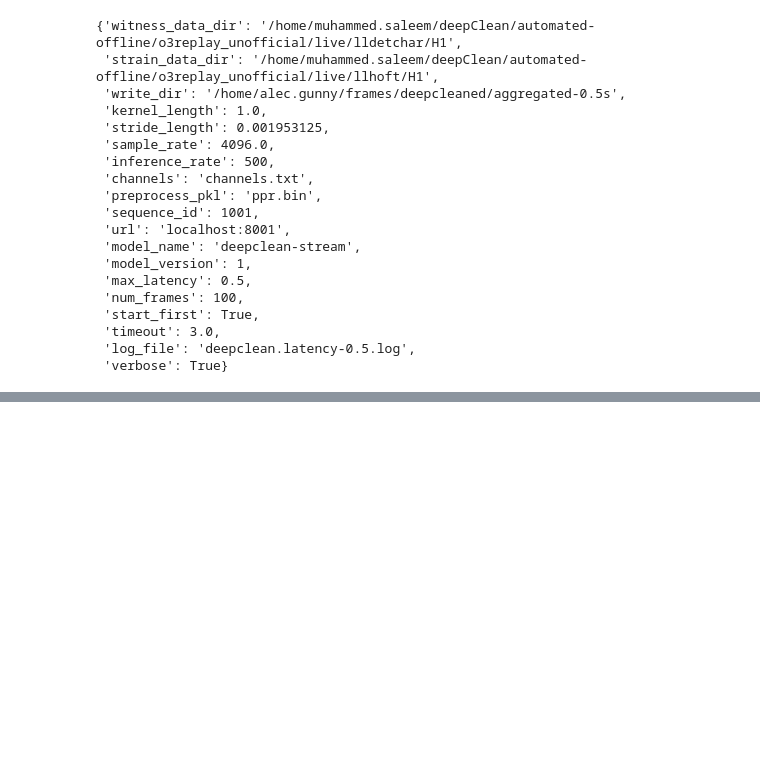
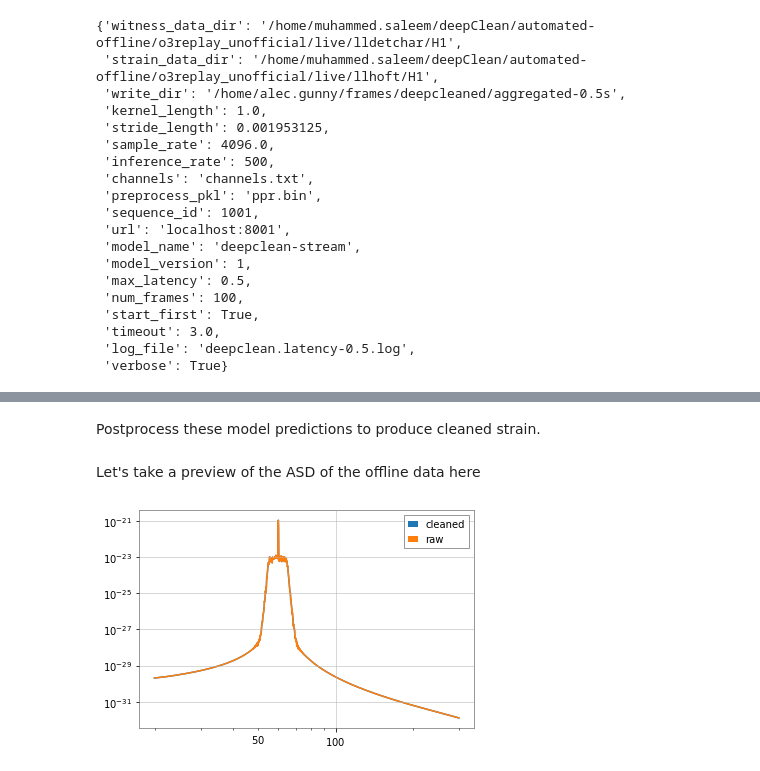
Before and after one commit to fastmachinelearning/gw-iaas, a Jupyter notebook: projects/deepclean-production/end-to-end.ipynb, the cells around one changed output, grey strips where cells are left out. Saved outputs shown, nothing was run; the diff lists cells and outputs as text; code cells hidden in the pictures; blank space fills up the shorter version.

```diff
--- a/projects/deepclean-production/end-to-end.ipynb
+++ b/projects/deepclean-production/end-to-end.ipynb
@@ -213,0 +220,35 @@ We'll define a simple callback function below that will uncenter the noise predi
+# %% [markdown]
+Postprocess these model predictions to produce cleaned strain.
+# %%
+# bandpass filter the strain
+offline_strain = signal.sosfiltfilt(sos, strain)
+
+# now make an empty array for our noise predictions
+# and fill it with averages of overlapping windows
+offline_noise_prediction = np.zeros_like(offline_strain)
+for i in range(total_updates - updates_per_frame - 1):
+    # first few predictions don't get as many
+    # overlapping windows, so scale them accordingly
+    factor = max(1 / (i + 1), stride_size / kernel_size)
+
+    start = i * stride_size
+    stop = start + kernel_size
+    offline_noise_prediction[start: stop] = noise_predictions[i] * factor
+
+# postprocess the noise predictions by
+# uncentering and bandpass filtering
+offline_noise_prediction = strain_mean + strain_scale * offline_noise_prediction
+offline_noise_prediction = signal.sosfiltfilt(sos, offline_noise_prediction)
+
+offline_cleaned = offline_strain - offline_noise_prediction
+# %% [markdown]
+Let's take a preview of the ASD of the offline data here
+# %%
+fig, ax = plt.subplots()
+
+ax.loglog(get_asd(offline_cleaned), label="cleaned")
+ax.loglog(get_asd(offline_strain), label="raw")
+ax.legend()
+fig.show()
+# %% [output]
+[figure, added]
```
Also changed, not shown: parts of 29 cells of this notebook, 4 other files.
